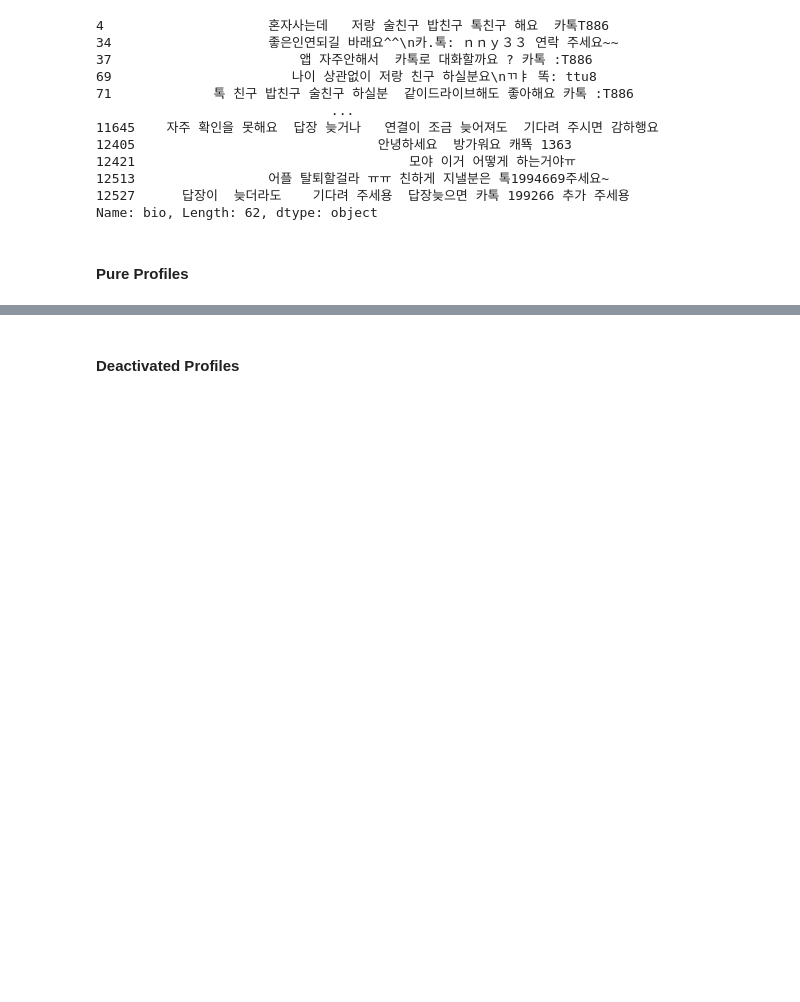
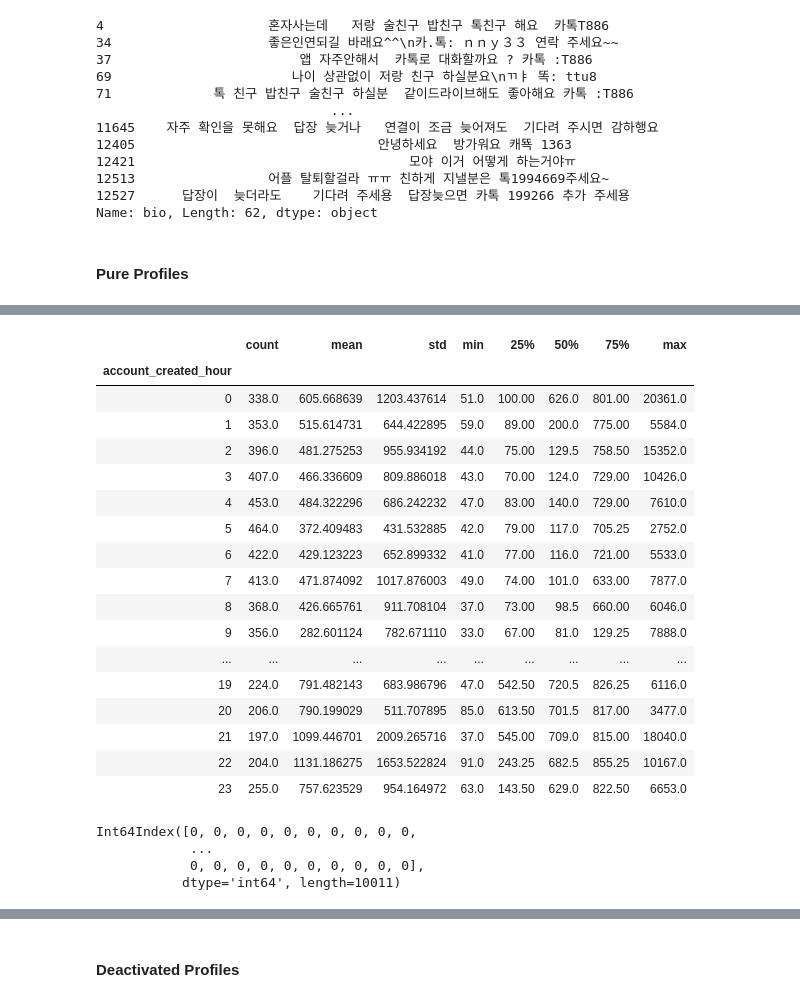
Before and after one commit to seonnyseo/data_analysis, a Jupyter notebook: dating_app/EDA.ipynb, the cells around one changed output, grey strips where cells are left out. Cells and saved outputs as stored; diff of their text form; code cells hidden in the pictures; blank space fills up the shorter version.

```diff
--- a/dating_app/EDA.ipynb
+++ b/dating_app/EDA.ipynb
@@ -294,0 +361,21 @@ pure_profiles.groupby('profile_tier')['confirm_to_complete_seconds'].describe().
+# %%
+pure_profiles.groupby('account_created_hour')['confirm_to_rating_seconds'].describe()
+# %% [output]
+|  | count | mean | std | min | 25% | 50% | 75% | max |
+| account_created_hour |  |  |  |  |  |  |  |  |
+| 0 | 338.0 | 605.668639 | 1203.437614 | 51.0 | 100.00 | 626.0 | 801.00 | 20361.0 |
+| 1 | 353.0 | 515.614731 | 644.422895 | 59.0 | 89.00 | 200.0 | 775.00 | 5584.0 |
+| 2 | 396.0 | 481.275253 | 955.934192 | 44.0 | 75.00 | 129.5 | 758.50 | 15352.0 |
+| 3 | 407.0 | 466.336609 | 809.886018 | 43.0 | 70.00 | 124.0 | 729.00 | 10426.0 |
+| 4 | 453.0 | 484.322296 | 686.242232 | 47.0 | 83.00 | 140.0 | 729.00 | 7610.0 |
+| 5 | 464.0 | 372.409483 | 431.532885 | 42.0 | 79.00 | 117.0 | 705.25 | 2752.0 |
+| 6 | 422.0 | 429.123223 | 652.899332 | 41.0 | 77.00 | 116.0 | 721.00 | 5533.0 |
+| 7 | 413.0 | 471.874092 | 1017.876003 | 49.0 | 74.00 | 101.0 | 633.00 | 7877.0 |
+| 8 | 368.0 | 426.665761 | 911.708104 | 37.0 | 73.00 | 98.5 | 660.00 | 6046.0 |
+| 9 | 356.0 | 282.601124 | 782.671110 | 33.0 | 67.00 | 81.0 | 129.25 | 7888.0 |
+| ... | ... | ... | ... | ... | ... | ... | ... | ... |
+| 19 | 224.0 | 791.482143 | 683.986796 | 47.0 | 542.50 | 720.5 | 826.25 | 6116.0 |
+| 20 | 206.0 | 790.199029 | 511.707895 | 85.0 | 613.50 | 701.5 | 817.00 | 3477.0 |
+| 21 | 197.0 | 1099.446701 | 2009.265716 | 37.0 | 545.00 | 709.0 | 815.00 | 18040.0 |
+| 22 | 204.0 | 1131.186275 | 1653.522824 | 91.0 | 243.25 | 682.5 | 855.25 | 10167.0 |
+| 23 | 255.0 | 757.623529 | 954.164972 | 63.0 | 143.50 | 629.0 | 822.50 | 6653.0 |
@@ -294,0 +384,7 @@ pure_profiles.groupby('profile_tier')['confirm_to_complete_seconds'].describe().
+# %%
+t
+# %% [output]
+Int64Index([0, 0, 0, 0, 0, 0, 0, 0, 0, 0,
+            ...
+            0, 0, 0, 0, 0, 0, 0, 0, 0, 0],
+           dtype='int64', length=10011)
```
Also changed, not shown: parts of 43 cells of this notebook.
